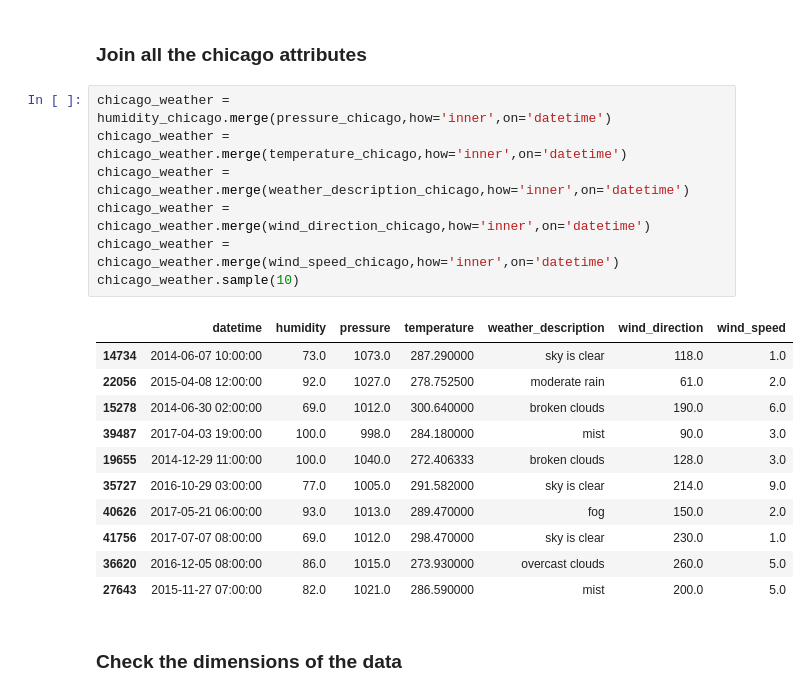
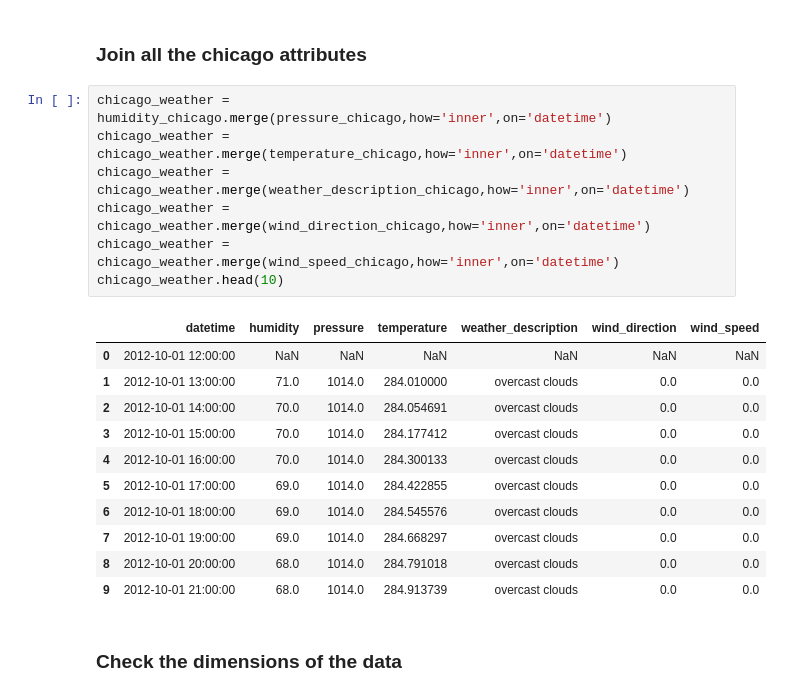
Before and after one commit to alvarofernandezmalagon/TFM-Taxi-Fare-Prediction, a Jupyter notebook: Exploratory Chicago Weather Data.ipynb, the cells around one changed output. Cells and saved outputs as stored; diff of their text form.

```diff
--- a/Exploratory Chicago Weather Data.ipynb
+++ b/Exploratory Chicago Weather Data.ipynb
@@ -146,22 +146,22 @@ See the caveats in the documentation: http://pandas.pydata.org/pandas-docs/stabl
 # %%
 chicago_weather = humidity_chicago.merge(pressure_chicago,how='inner',on='datetime')
 chicago_weather = chicago_weather.merge(temperature_chicago,how='inner',on='datetime')
 chicago_weather = chicago_weather.merge(weather_description_chicago,how='inner',on='datetime')
 chicago_weather = chicago_weather.merge(wind_direction_chicago,how='inner',on='datetime')
 chicago_weather = chicago_weather.merge(wind_speed_chicago,how='inner',on='datetime')
-chicago_weather.sample(10)
+chicago_weather.head(10)
 # %% [output]
 |  | datetime | humidity | pressure | temperature | weather_description | wind_direction | wind_speed |
-| 14734 | 2014-06-07 10:00:00 | 73.0 | 1073.0 | 287.290000 | sky is clear | 118.0 | 1.0 |
-| 22056 | 2015-04-08 12:00:00 | 92.0 | 1027.0 | 278.752500 | moderate rain | 61.0 | 2.0 |
-| 15278 | 2014-06-30 02:00:00 | 69.0 | 1012.0 | 300.640000 | broken clouds | 190.0 | 6.0 |
-| 39487 | 2017-04-03 19:00:00 | 100.0 | 998.0 | 284.180000 | mist | 90.0 | 3.0 |
-| 19655 | 2014-12-29 11:00:00 | 100.0 | 1040.0 | 272.406333 | broken clouds | 128.0 | 3.0 |
-| 35727 | 2016-10-29 03:00:00 | 77.0 | 1005.0 | 291.582000 | sky is clear | 214.0 | 9.0 |
-| 40626 | 2017-05-21 06:00:00 | 93.0 | 1013.0 | 289.470000 | fog | 150.0 | 2.0 |
-| 41756 | 2017-07-07 08:00:00 | 69.0 | 1012.0 | 298.470000 | sky is clear | 230.0 | 1.0 |
-| 36620 | 2016-12-05 08:00:00 | 86.0 | 1015.0 | 273.930000 | overcast clouds | 260.0 | 5.0 |
-| 27643 | 2015-11-27 07:00:00 | 82.0 | 1021.0 | 286.590000 | mist | 200.0 | 5.0 |
+| 0 | 2012-10-01 12:00:00 | NaN | NaN | NaN | NaN | NaN | NaN |
+| 1 | 2012-10-01 13:00:00 | 71.0 | 1014.0 | 284.010000 | overcast clouds | 0.0 | 0.0 |
+| 2 | 2012-10-01 14:00:00 | 70.0 | 1014.0 | 284.054691 | overcast clouds | 0.0 | 0.0 |
+| 3 | 2012-10-01 15:00:00 | 70.0 | 1014.0 | 284.177412 | overcast clouds | 0.0 | 0.0 |
+| 4 | 2012-10-01 16:00:00 | 70.0 | 1014.0 | 284.300133 | overcast clouds | 0.0 | 0.0 |
+| 5 | 2012-10-01 17:00:00 | 69.0 | 1014.0 | 284.422855 | overcast clouds | 0.0 | 0.0 |
+| 6 | 2012-10-01 18:00:00 | 69.0 | 1014.0 | 284.545576 | overcast clouds | 0.0 | 0.0 |
+| 7 | 2012-10-01 19:00:00 | 69.0 | 1014.0 | 284.668297 | overcast clouds | 0.0 | 0.0 |
+| 8 | 2012-10-01 20:00:00 | 68.0 | 1014.0 | 284.791018 | overcast clouds | 0.0 | 0.0 |
+| 9 | 2012-10-01 21:00:00 | 68.0 | 1014.0 | 284.913739 | overcast clouds | 0.0 | 0.0 |
 # %% [markdown]
 ### Check the dimensions of the data
 # %%
```
Also changed, not shown: parts of 33 cells of this notebook.
